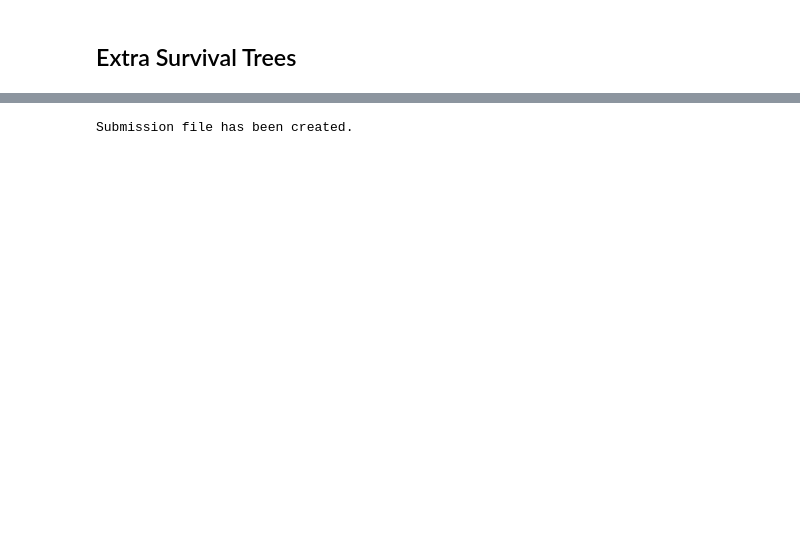
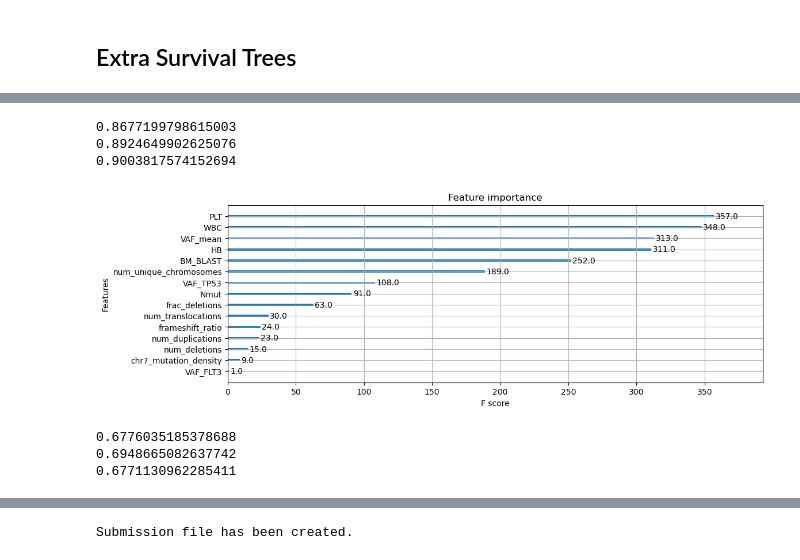
Before and after one commit to Changtze/Overall-Survival-Prediction-for-patients-diagnosed-with-Myeloid-Leukemia-by-QRT, a Jupyter notebook: pipeline.ipynb, the cells around one changed output, grey strips where cells are left out. Saved outputs shown, nothing was run; the diff lists cells and outputs as text; code cells hidden in the pictures; blank space fills up the shorter version.

```diff
--- a/pipeline.ipynb
+++ b/pipeline.ipynb
@@ -535,0 +469,2 @@ prediction_on_test_set = extra_trees.predict(df_eval.loc[:, features])
+# %%
+features_new = features + ['label']
@@ -535,0 +524,50 @@ prediction_on_test_set = extra_trees.predict(df_eval.loc[:, features])
+# %%
+X1 = X_av_final.drop(columns='label', axis=1)
+y1 = X_av_final['label']
+XGB_av_data = xgb.DMatrix(data=X1, label=y1)
+params = {"objective": "binary:logistic",
+          "eval_metric": "logloss",
+          "learning_rate": 0.05,
+          "max_depth": 5}
+
+folds = StratifiedKFold(n_splits=3, shuffle=True, random_state=42)
+
+for trn_idx, val_idx in folds.split(X1, y1):
+        xgb_cls = XGBClassifier(**params)
+    xgb_cls.fit(X1.iloc[trn_idx], y1.iloc[trn_idx])
+    print(roc_auc_score(y1.iloc[val_idx], xgb_cls.predict(X1.iloc[val_idx])))
+# %% [output]
+0.8677199798615003
+0.8924649902625076
+0.9003817574152694
+# %%
+# Look at adversarial feature importance
+from xgboost import plot_importance
+classifier = XGBClassifier(eval_metric='logloss',use_label_encoder=False)
+classifier.fit(X1, y1)
+fig, ax = plt.subplots(figsize=(12,4))
+plot_importance(classifier, ax=ax)
+plt.show();
+# %% [output]
+[figure, added]
+# %%
+# let's drop features which have high adversarial importance i.e. they help to distinguish test
+av_features = ['PLT', 'WBC', 'VAF_mean', 'HB', 'BM_BLAST', 'num_unique_chromosomes']
+X2 = X_av_final.drop(columns=['label', 'PLT', 'WBC', 'VAF_mean', 'HB', 'BM_BLAST', 'num_unique_chromosomes'], axis=1)
+y2 = X_av_final['label']
+XGB_av_data = xgb.DMatrix(data=X2, label=y2)
+params = {"objective": "binary:logistic",
+          "eval_metric": "logloss",
+          "learning_rate": 0.05,
+          "max_depth": 5}
+
+folds = StratifiedKFold(n_splits=3, shuffle=True, random_state=2)
+
+for trn_idx, val_idx in folds.split(X2, y2):
+    xgb_cls = XGBClassifier(**params)
+    xgb_cls.fit(X2.iloc[trn_idx], y2.iloc[trn_idx])
+    print(roc_auc_score(y2.iloc[val_idx], xgb_cls.predict(X2.iloc[val_idx])))
+# %% [output]
+0.6776035185378688
+0.6948665082637742
+0.6771130962285411
```
Also changed, not shown: parts of 31 cells of this notebook.
